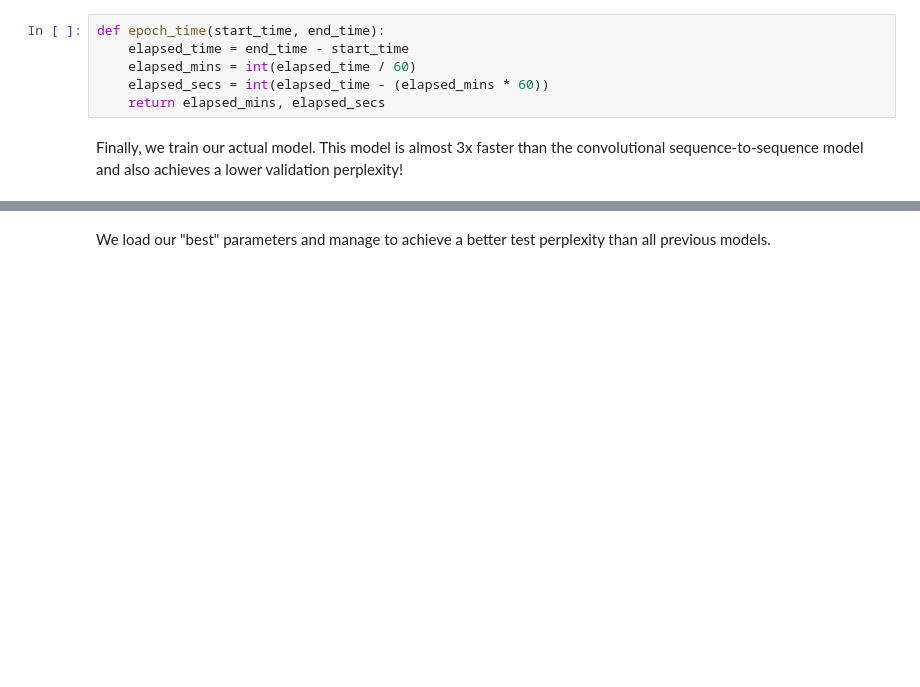
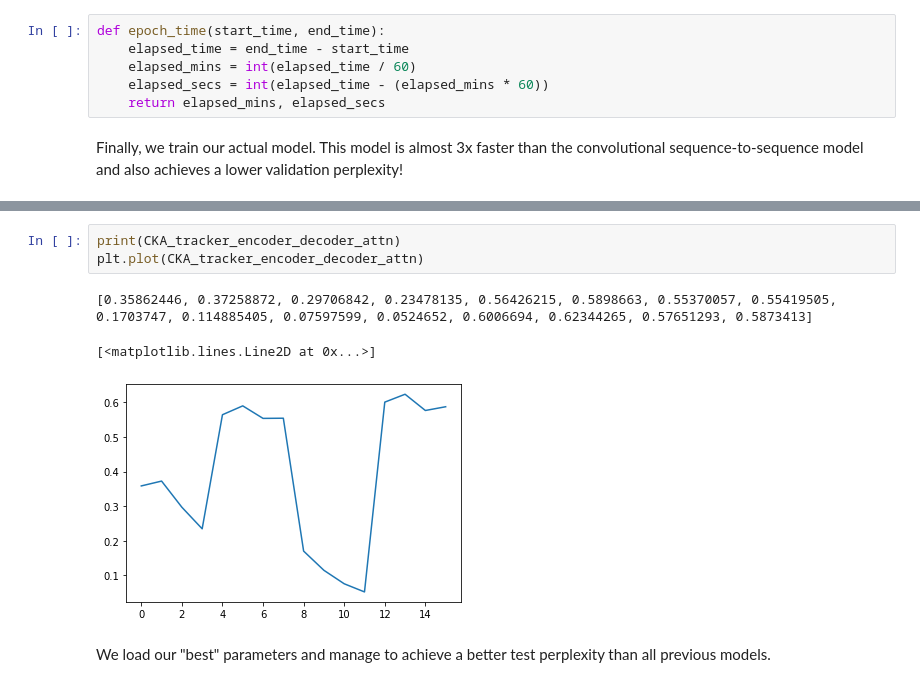
Before and after one commit to viranca/IEOR_4540_Data_Mining_AttentionHead_Regulation, a Jupyter notebook: Transformer_CKA.ipynb, the cells around one changed output, grey strips where cells are left out. Cells and saved outputs as stored; diff of their text form; blank space fills up the shorter version.

```diff
--- a/Transformer_CKA.ipynb
+++ b/Transformer_CKA.ipynb
@@ -947,3 +980,10 @@ NameError: name 'cka_switch' is not defined
+# %%
+print(CKA_tracker_encoder_decoder_attn)
+plt.plot(CKA_tracker_encoder_decoder_attn)
+# %% [output]
+[0.35862446, 0.37258872, 0.29706842, 0.23478135, 0.56426215, 0.5898663, 0.55370057, 0.55419505, 0.1703747, 0.114885405, 0.07597599, 0.0524652, 0.6006694, 0.62344265, 0.57651293, 0.5873413]
+[<matplotlib.lines.Line2D at 0x...>]
+[figure, added]
 # %% [markdown]
 We load our "best" parameters and manage to achieve a better test perplexity than all previous models.
 # %%
```
Also changed, not shown: parts of 26 cells of this notebook, 2 other files.
